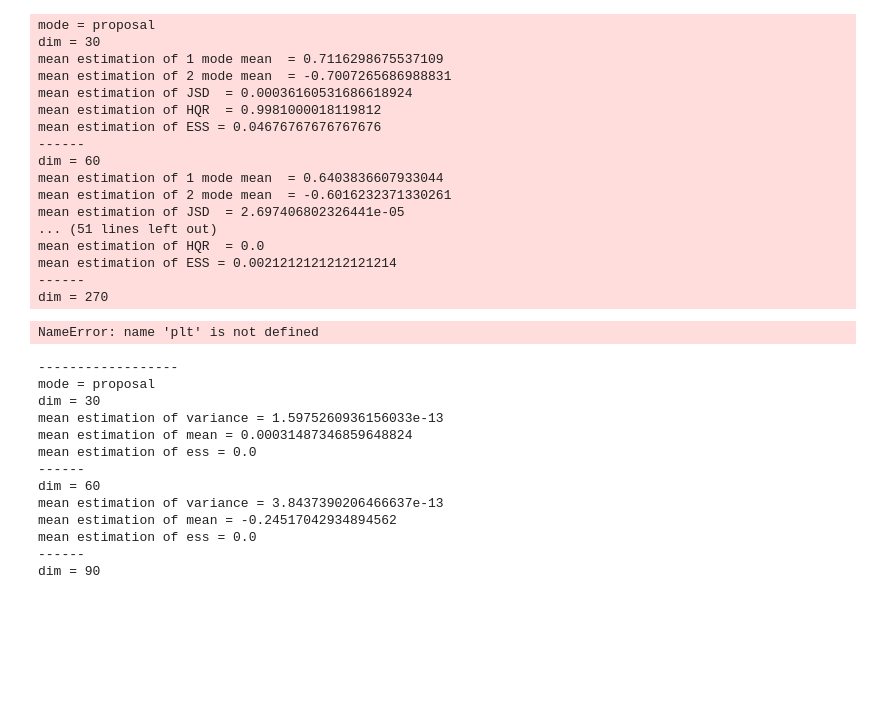
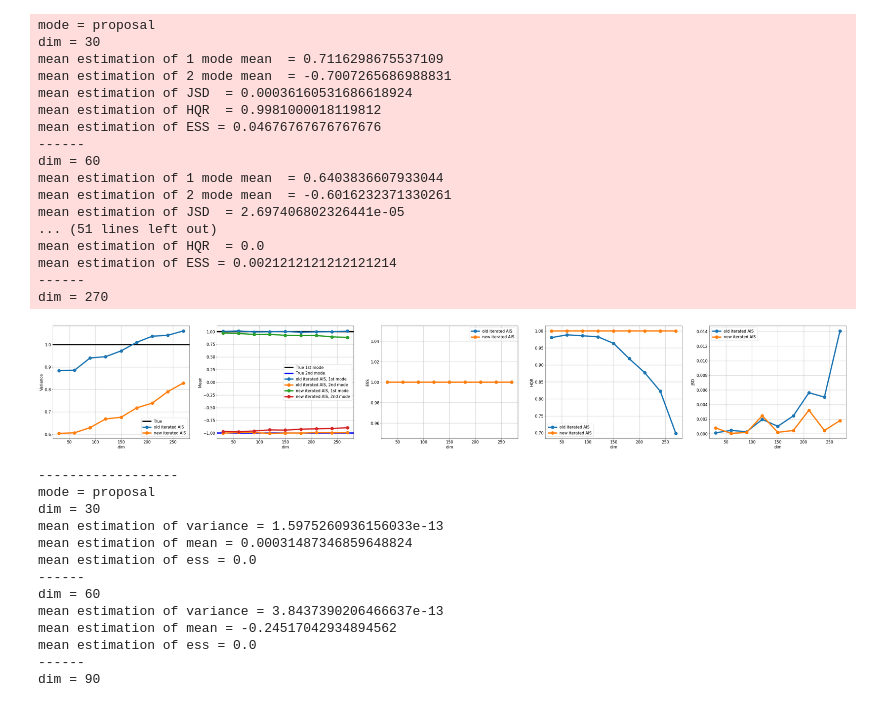
Before and after one commit to premolab/gans_sampling, a Jupyter notebook: notebooks/known_target.ipynb, the cells around one changed output. Drawn from its saved outputs; the diff is of its cells as text; code cells hidden in the pictures; blank space fills up the shorter version.

```diff
--- a/notebooks/known_target.ipynb
+++ b/notebooks/known_target.ipynb
@@ -792,6 +979,6 @@ device = torch.device('cuda' if torch.cuda.is_available() else 'cpu')
 # %%
 N = 10
-T = 5
+T = 10
 betas = np.linspace(1., 0., T)
 
 grad_step = 1e-3
@@ -920,43 +1107,43 @@ axs[4].set_ylabel('JSD')
 
 modes_to_plot = ['mean_var', 'mean_loc_1', 'mean_loc_2', 'ess', 'mean_hqr', 'mean_jsd']
 for i, mode in enumerate(modes_to_plot):
     if i == 1:
         axs[i].plot(dim_arr, results_ais_2['proposal']['mean_loc_1'],
-                    label='AIS, 1st mode', marker='o', linewidth = linewidth,
+                    label='old iterated AIS, 1st mode', marker='o', linewidth = linewidth,
                    markersize = markersize )
         axs[i].plot(dim_arr, results_ais_2['proposal']['mean_loc_2'],
-                    label='AIS, 2nd mode', marker='o', linewidth = linewidth,
+                    label='old iterated AIS, 2nd mode', marker='o', linewidth = linewidth,
                    markersize  = markersize )
-        axs[i].plot(dim_arr, results_cais_2['proposal']['mean_loc_1'],
-                    label='CAIS, 1st mode', marker='o', linewidth = linewidth,
+        axs[i].plot(dim_arr, results_iterated_ais['proposal']['mean_loc_1'],
+                    label='new iterated AIS, 1st mode', marker='o', linewidth = linewidth,
                    markersize  = markersize )
         #axs[i].plot(dim_arr, results_corr['target']['mean_loc_2'],
         #            label='target init, 2nd mode estimation', marker='o')
-        axs[i].plot(dim_arr, results_cais_2['proposal']['mean_loc_2'],
-                    label='CAIS, 2nd mode', marker='o', linewidth = linewidth,
+        axs[i].plot(dim_arr, results_iterated_ais['proposal']['mean_loc_2'],
+                    label='new iterated AIS, 2nd mode', marker='o', linewidth = linewidth,
                    markersize  = markersize )
     elif i == 2:
         pass
     else:
         if i == 0:
             j = 0
         else:
             j = i - 1
         axs[j].plot(dim_arr, results_ais_2['proposal'][mode],
-                    label='AIS', marker='o', linewidth = linewidth,
+                    label='old iterated AIS', marker='o', linewidth = linewidth,
                    markersize  = markersize)
-        axs[j].plot(dim_arr, results_cais_2['proposal'][mode],
-                    label='CAIS', marker='o', linewidth = linewidth,
+        axs[j].plot(dim_arr, results_iterated_ais['proposal'][mode],
+                    label='new iterated AIS', marker='o', linewidth = linewidth,
                    markersize  = markersize)
 
 for ax in axs:
     ax.grid()
     ax.legend()
 
 plt.savefig('../../fig.png')
 plt.show()
 # %% [output]
-NameError: name 'plt' is not defined
+[figure, added]
 # %%
 dim_arr = [30*(i + 1) for i in range(15)]
 var_proposal = 2.0
```
Also changed, not shown: parts of 10 cells of this notebook, 4 other files.
